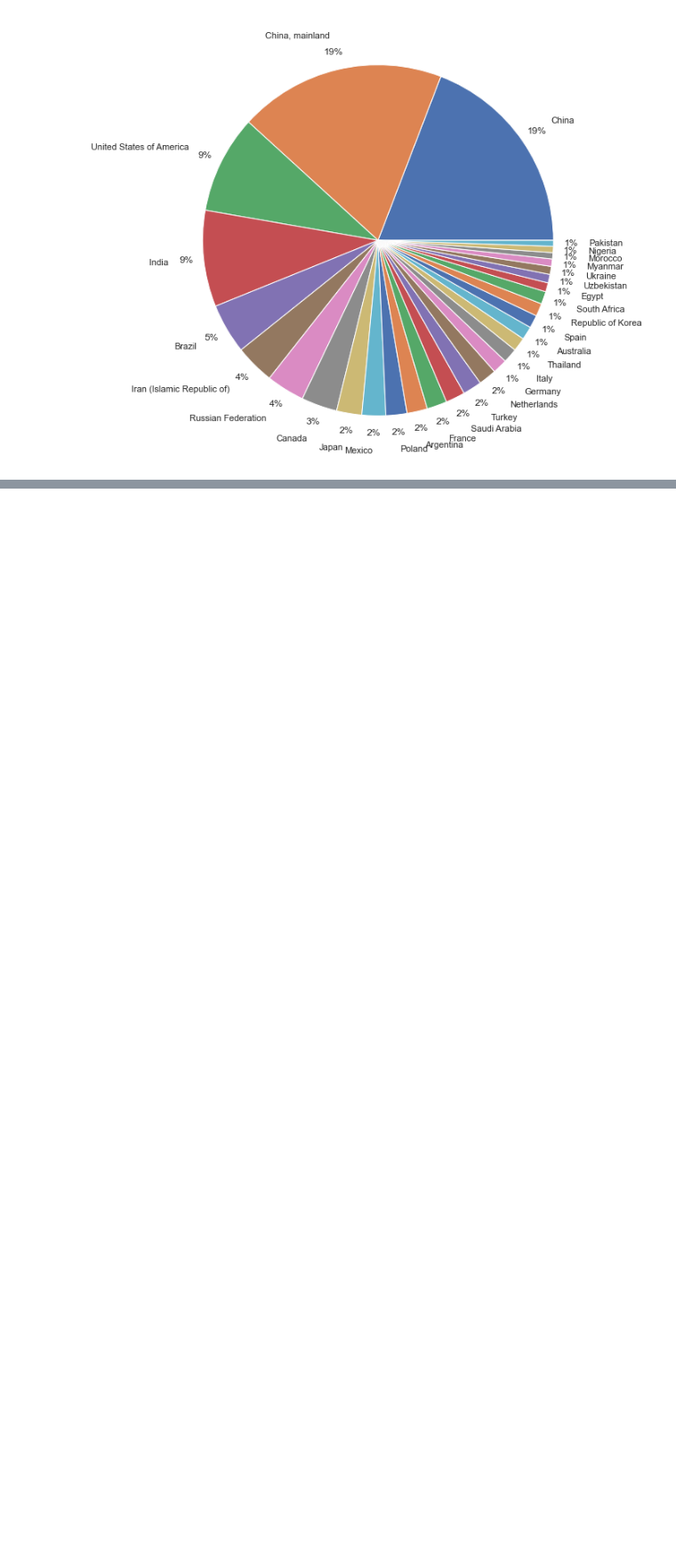
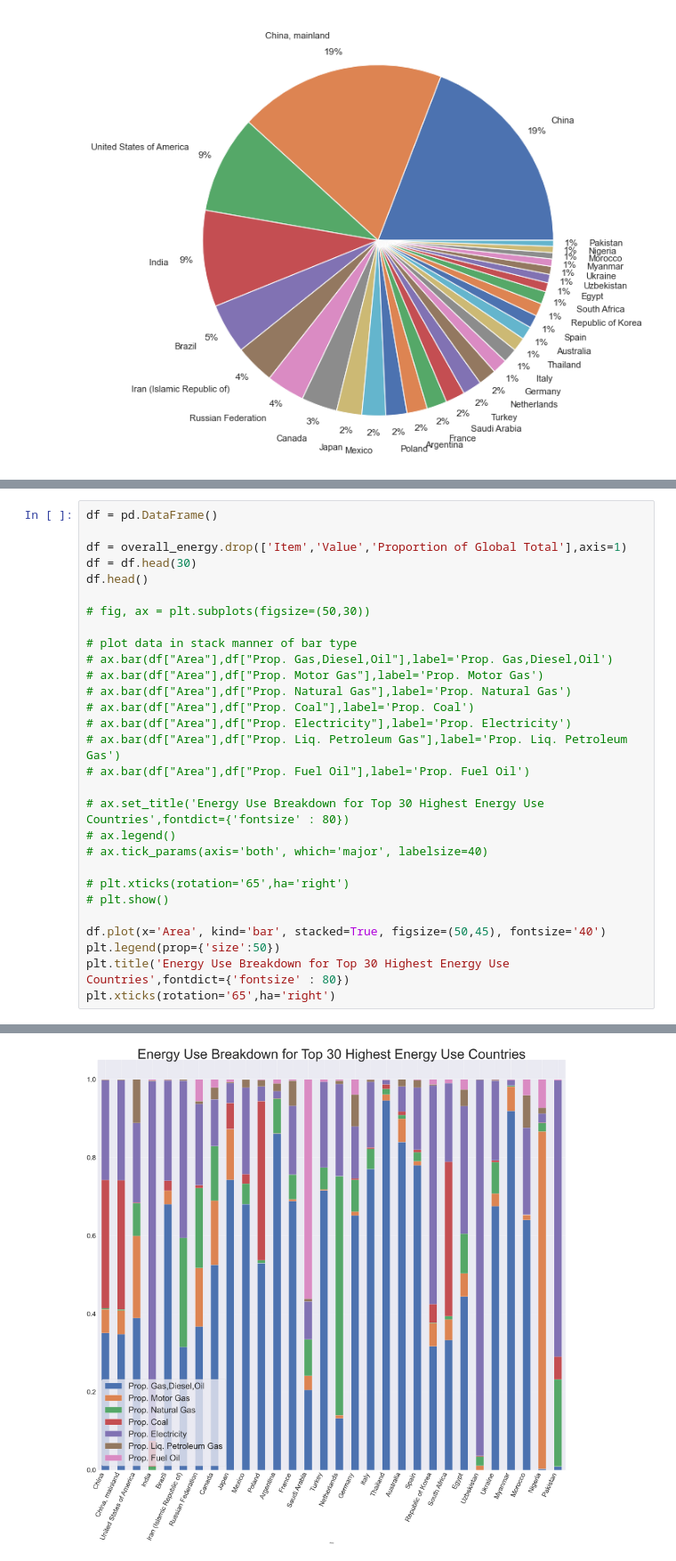
Before and after one commit to shubap/AgriculturalEnergyUse, a Jupyter notebook: countriesenergyv1.ipynb, the cells around one changed output, grey strips where cells are left out. Shown at 89% size. Cells and saved outputs as stored; diff of their text form; blank space fills up the shorter version.

```diff
--- a/countriesenergyv1.ipynb
+++ b/countriesenergyv1.ipynb
@@ -432,0 +442,30 @@ plt.show()
+# %%
+df = pd.DataFrame()
+
+df = overall_energy.drop(['Item','Value','Proportion of Global Total'],axis=1)
+df = df.head(30)
+df.head()
+
+# fig, ax = plt.subplots(figsize=(50,30))
+
+# plot data in stack manner of bar type
+# ax.bar(df["Area"],df["Prop. Gas,Diesel,Oil"],label='Prop. Gas,Diesel,Oil')
+# ax.bar(df["Area"],df["Prop. Motor Gas"],label='Prop. Motor Gas')
+# ax.bar(df["Area"],df["Prop. Natural Gas"],label='Prop. Natural Gas')
+# ax.bar(df["Area"],df["Prop. Coal"],label='Prop. Coal')
+# ax.bar(df["Area"],df["Prop. Electricity"],label='Prop. Electricity')
+# ax.bar(df["Area"],df["Prop. Liq. Petroleum Gas"],label='Prop. Liq. Petroleum Gas')
+# ax.bar(df["Area"],df["Prop. Fuel Oil"],label='Prop. Fuel Oil')
+
+# ax.set_title('Energy Use Breakdown for Top 30 Highest Energy Use Countries',fontdict={'fontsize' : 80})
+# ax.legend()
+# ax.tick_params(axis='both', which='major', labelsize=40)
+
+# plt.xticks(rotation='65',ha='right')
+# plt.show()
+
+df.plot(x='Area', kind='bar', stacked=True, figsize=(50,45), fontsize='40')
+plt.legend(prop={'size':50})
+plt.title('Energy Use Breakdown for Top 30 Highest Energy Use Countries',fontdict={'fontsize' : 80})
+plt.xticks(rotation='65',ha='right')
+# %% [output]
@@ -433,3 +489,4 @@ plt.show()
+[figure, added]
 # %%
 # Exploring whether there is a correlation between how a country uses its energy
 # (aka agricultural energy use proportion breakdown) and how much of the
```
Also changed, not shown: parts of 3 cells of this notebook.
